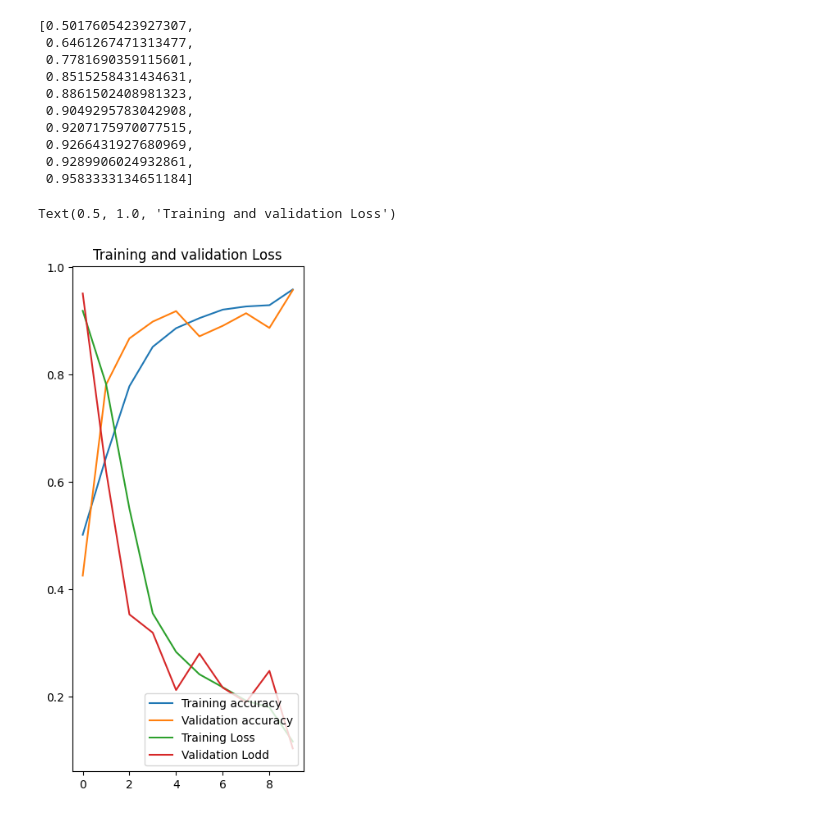
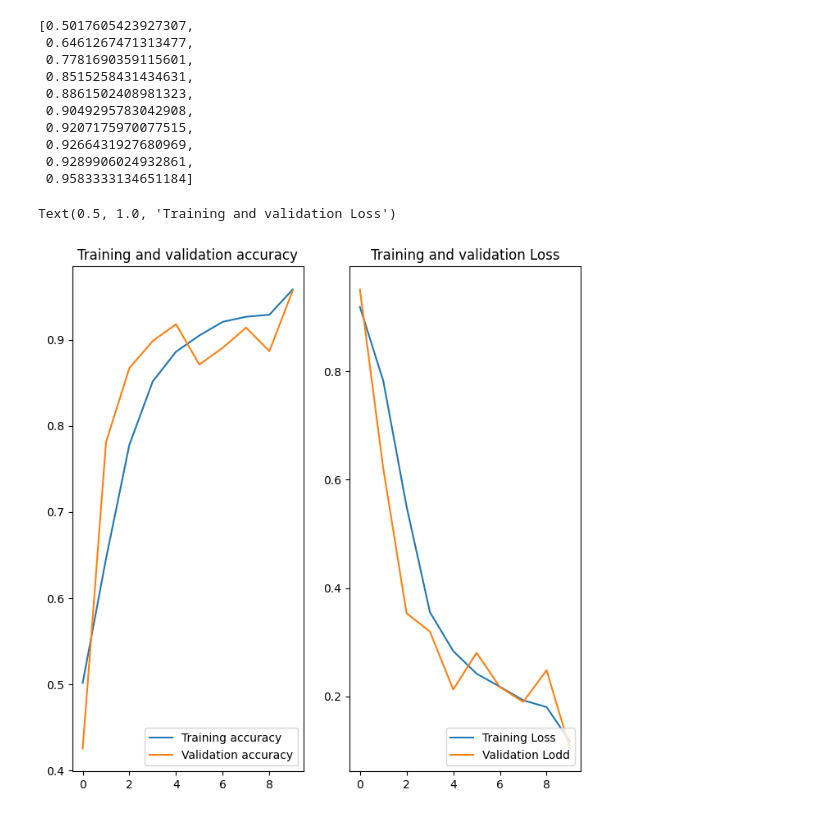
Before and after one commit to niyomugaboetiene/Potato_disease_predictor, a Jupyter notebook: training/training.ipynb, the cells around one changed output. Saved outputs shown, nothing was run; the diff lists cells and outputs as text; code cells hidden in the pictures.

```diff
--- a/training/training.ipynb
+++ b/training/training.ipynb
@@ -233,15 +233,16 @@ val_loss = history.history["val_loss"]
 # %%
 plt.figure(figsize = (8, 8))
 plt.subplot(1, 2, 1)
 plt.plot(range(10), acc, label = "Training accuracy")
 plt.plot(range(10), val_acc, label = "Validation accuracy")
 plt.legend(loc="lower right")
 plt.title("Training and validation accuracy")
 
+plt.subplot(1, 2, 2)
 plt.plot(range(10), loss, label = "Training Loss")
 plt.plot(range(10), val_loss, label = "Validation Lodd")
 plt.legend(loc="lower right")
 plt.title("Training and validation Loss")
 # %% [output]
 Text(0.5, 1.0, 'Training and validation Loss')
-[figure, old version]
+[figure, new version]
```
Also changed, not shown: parts of 1 cell of this notebook.
